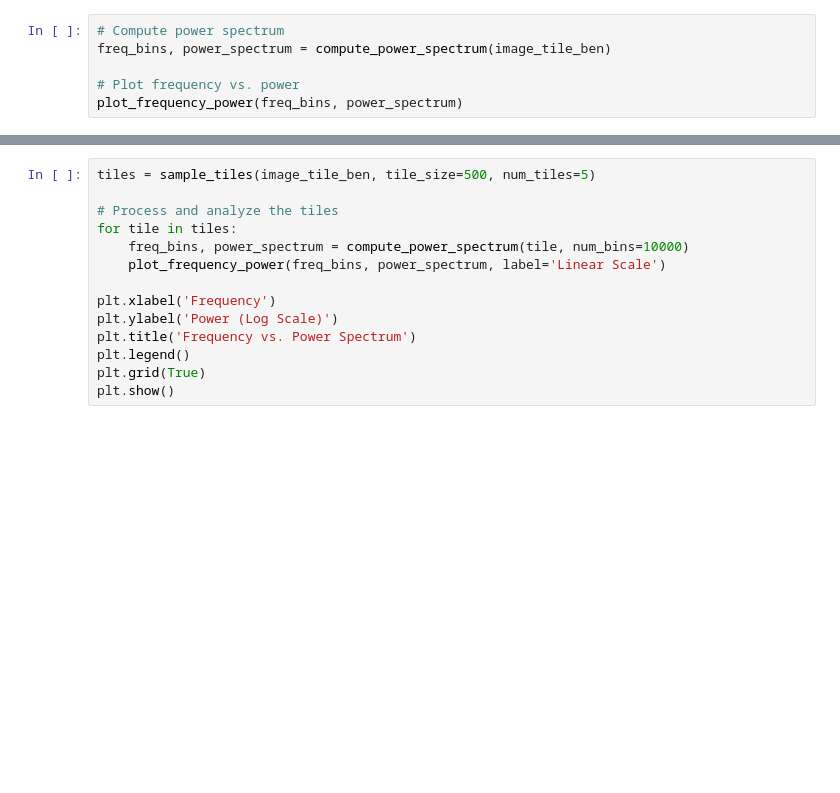
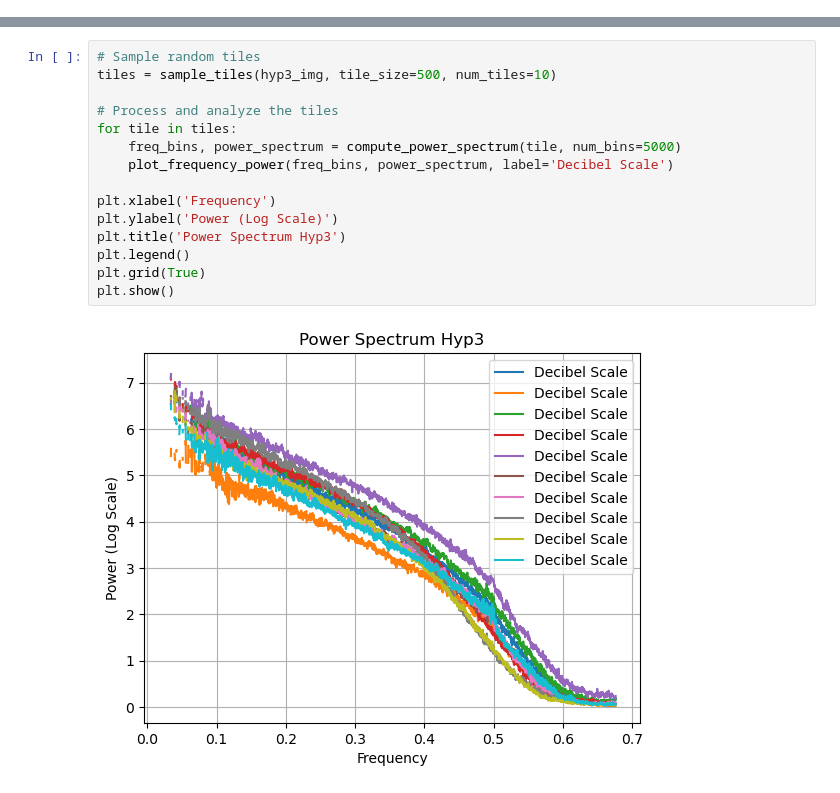
Before and after one commit to jpl-slice/kai_workspace, a Jupyter notebook: nbs/SAR_img_analysis.ipynb, the cells around one changed output, grey strips where cells are left out. Saved outputs shown, nothing was run; the diff lists cells and outputs as text; blank space fills up the shorter version.

```diff
--- a/nbs/SAR_img_analysis.ipynb
+++ b/nbs/SAR_img_analysis.ipynb
@@ -302,6 +163,0 @@ plot_frequency_power(freq_bins, power_spectrum)
-# %%
-# Compute power spectrum
-freq_bins, power_spectrum = compute_power_spectrum(image_tile_ben)
-
-# Plot frequency vs. power
-plot_frequency_power(freq_bins, power_spectrum)
@@ -436,14 +164,17 @@ plt.show()
 # %%
-tiles = sample_tiles(image_tile_ben, tile_size=500, num_tiles=5)
+# Sample random tiles
+tiles = sample_tiles(hyp3_img, tile_size=500, num_tiles=10)
 
 # Process and analyze the tiles
 for tile in tiles:
-    freq_bins, power_spectrum = compute_power_spectrum(tile, num_bins=10000)
-    plot_frequency_power(freq_bins, power_spectrum, label='Linear Scale')
+    freq_bins, power_spectrum = compute_power_spectrum(tile, num_bins=5000)
+    plot_frequency_power(freq_bins, power_spectrum, label='Decibel Scale')
 
 plt.xlabel('Frequency')
 plt.ylabel('Power (Log Scale)')
-plt.title('Frequency vs. Power Spectrum')
+plt.title('Power Spectrum Hyp3')
 plt.legend()
 plt.grid(True)
 plt.show()
+# %% [output]
+[figure, added]
```
Also changed, not shown: parts of 23 cells of this notebook.
